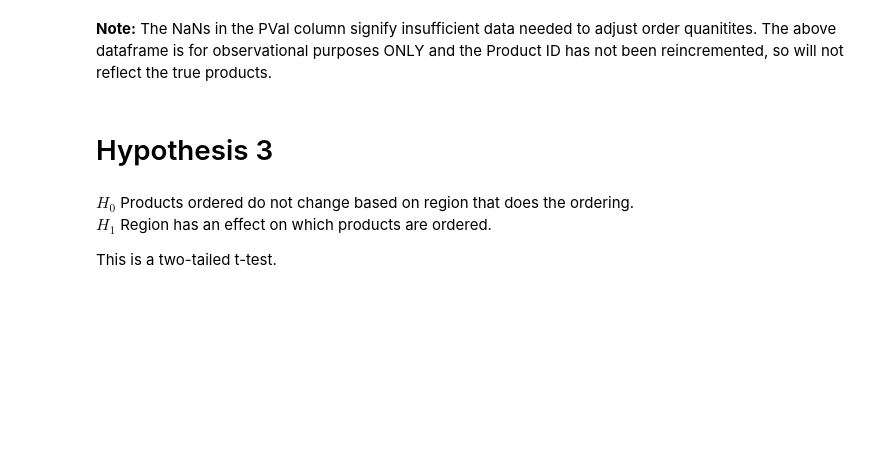
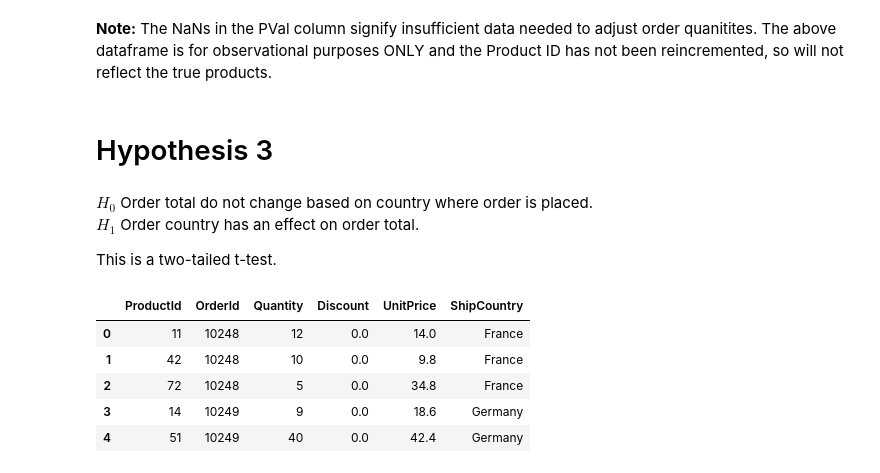
Before and after one commit to akelly66/Flatiron-School, a Jupyter notebook: Mod03/Mod03-Final-Project/Mod03 Final Project.ipynb, the cells around one changed output. Cells and saved outputs as stored; diff of their text form; code cells hidden in the pictures; blank space fills up the shorter version.

```diff
--- a/Mod03/Mod03-Final-Project/Mod03 Final Project.ipynb
+++ b/Mod03/Mod03-Final-Project/Mod03 Final Project.ipynb
@@ -401,7 +397,23 @@ print(np)
 # %% [markdown]
 # Hypothesis 3
 # %% [markdown]
-$H_{0}$ Products ordered do not change based on region that does the ordering. <br>
-$H_{1}$ Region has an effect on which products are ordered.
+$H_{0}$ Order total do not change based on country where order is placed.
+<br>
+$H_{1}$ Order country has an effect on order total.
 
 This is a two-tailed t-test.
+# %%
+cur.execute("""Select od.ProductId, od.OrderID, od.Quantity, od.Discount, od.UnitPrice, o.ShipCountry
+               FROM OrderDetail AS od
+               JOIN 'Order' as o
+               ON o.Id = od.OrderID;""")
+country_df= pd.DataFrame(cur.fetchall())
+country_df.columns = [x[0] for x in cur.description]
+country_df.head()
+# %% [output]
+|  | ProductId | OrderId | Quantity | Discount | UnitPrice | ShipCountry |
+| 0 | 11 | 10248 | 12 | 0.0 | 14.0 | France |
+| 1 | 42 | 10248 | 10 | 0.0 | 9.8 | France |
+| 2 | 72 | 10248 | 5 | 0.0 | 34.8 | France |
+| 3 | 14 | 10249 | 9 | 0.0 | 18.6 | Germany |
+| 4 | 51 | 10249 | 40 | 0.0 | 42.4 | Germany |
```
Also changed, not shown: parts of 10 cells of this notebook.
